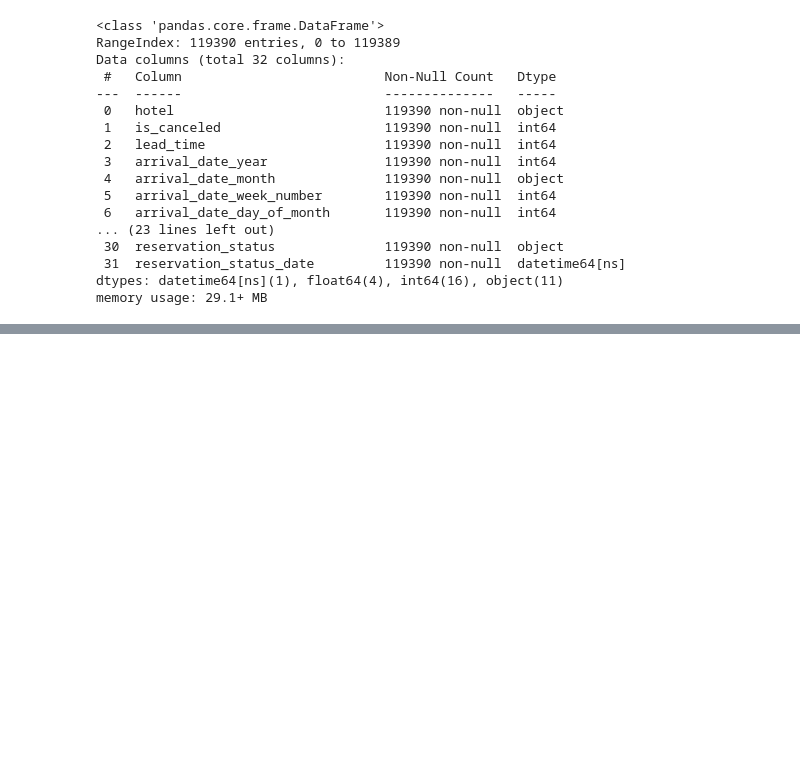
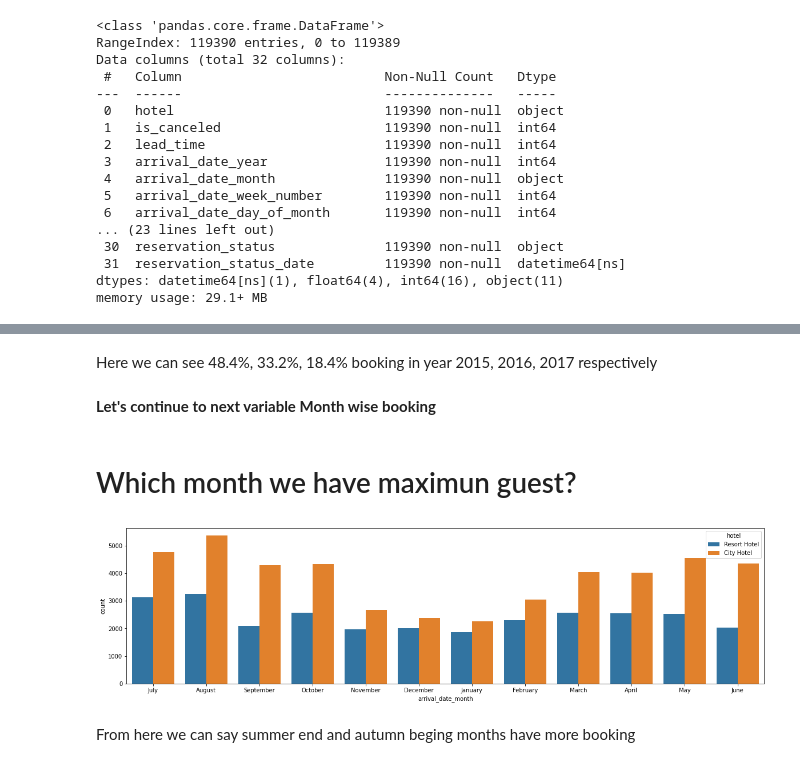
Before and after one commit to Aakash1095/EDA_project, a Jupyter notebook: EDA_Hotel_Booking_Analysis.ipynb, the cells around one changed output, grey strips where cells are left out. Saved outputs shown, nothing was run; the diff lists cells and outputs as text; code cells hidden in the pictures; blank space fills up the shorter version.

```diff
--- a/EDA_Hotel_Booking_Analysis.ipynb
+++ b/EDA_Hotel_Booking_Analysis.ipynb
@@ -260,0 +374,15 @@ memory usage: 29.1+ MB
+# %% [markdown]
+Here we can see 48.4%, 33.2%, 18.4% booking in year 2015, 2016, 2017 respectively
+# %% [markdown]
+**Let's continue to next variable Month wise booking**
+# %% [markdown]
+# Which month we have maximun guest?
+# %%
+rcParams['figure.figsize'] =20,5
+total_records = len(df_not_canceled)
+sns.countplot(x='arrival_date_month', hue='hotel', data=df_not_canceled)
+plt.show()
+# %% [output]
+[figure, added]
+# %% [markdown]
+From here we can say summer end and autumn beging months have more booking
```
Also changed, not shown: parts of 24 cells of this notebook.
